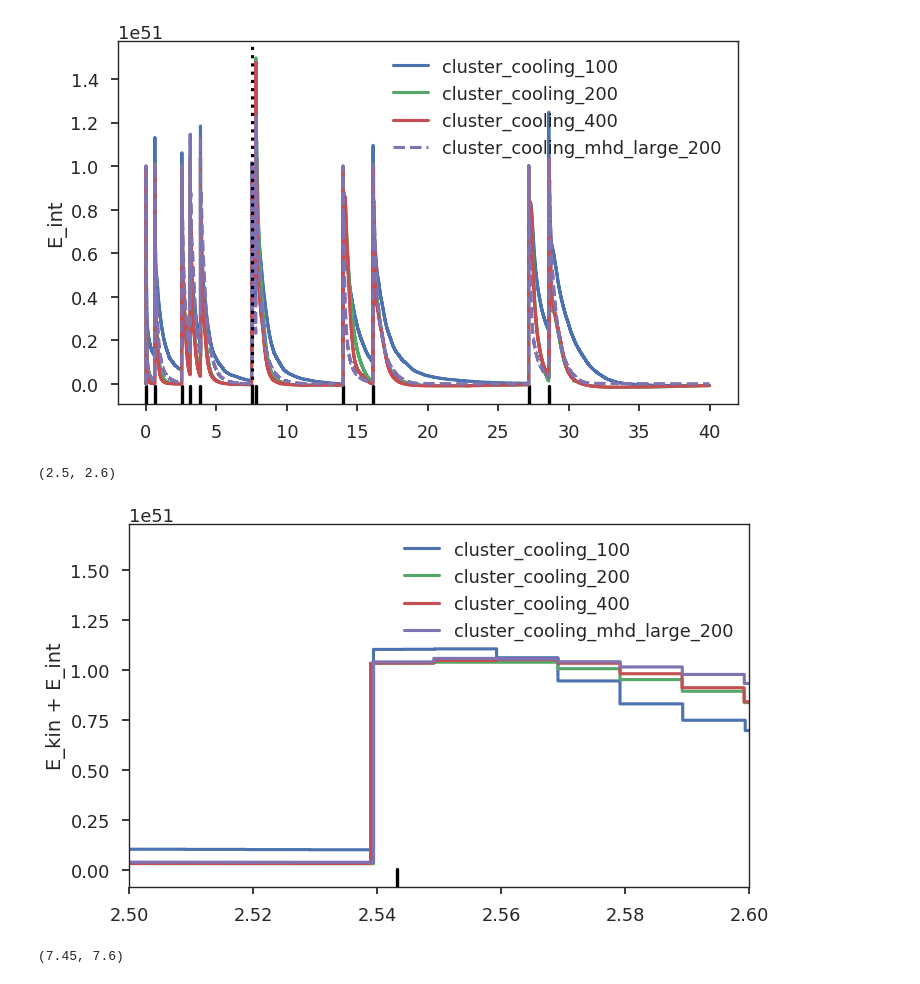
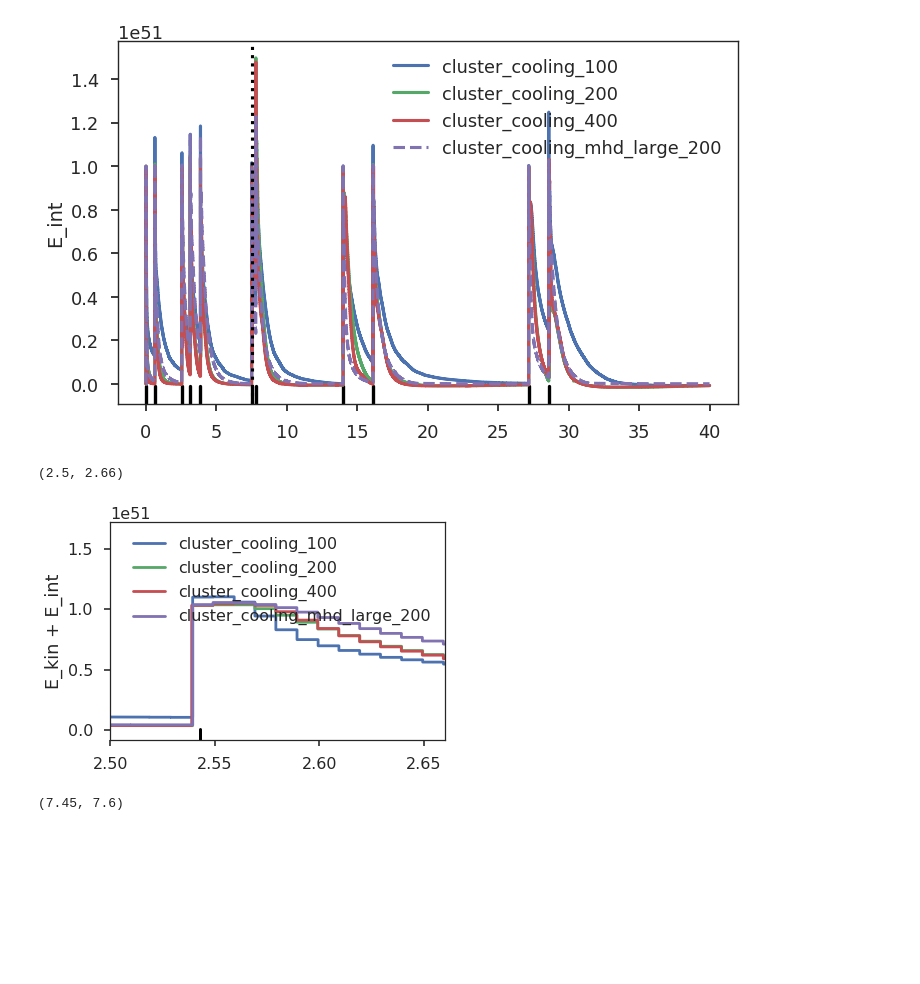
Before and after one commit to egentry/gizmo-clustered-SNe, a Jupyter notebook: scripts/plan_energy_content-earlier.ipynb, the cells around one changed output. Drawn from its saved outputs; the diff is of its cells as text; code cells hidden in the pictures; blank space fills up the shorter version.

Commit message:
fix deprecated arguments to xlim/ylim

```diff
--- a/scripts/plan_energy_content-earlier.ipynb
+++ b/scripts/plan_energy_content-earlier.ipynb
@@ -217,21 +236,21 @@ plt.legend(loc="best")
 # %%
 sns.rugplot(SN_times, color="k", linewidth=3)
 
 for i, df_energy in enumerate(dfs_energy):
     E_tot = df_energy.E_tot - df_energy.E_tot[0]
 
     plt.plot(df_energy.time, E_tot , label=run_names[i],
              drawstyle="steps-mid")
 
 plt.ylabel("E_kin + E_int")
 
 plt.axvline(2.663841, linestyle="dotted", color="black")
 plt.legend(loc="best")
 
-plt.xlim(2.5, 2.6)
+plt.xlim(2.5, 2.66)
 # %% [output]
-(2.5, 2.6)
+(2.5, 2.66)
-[figure, old version]
+[figure, new version]
 # %%
 sns.rugplot(SN_times, color="k", linewidth=3)
 
```
Also changed, not shown: parts of 2 cells of this notebook, 6 other files.
